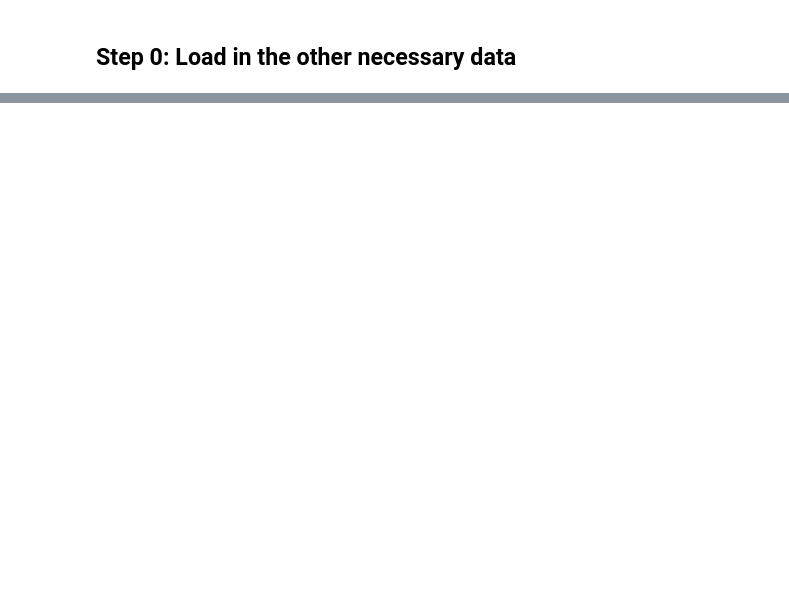
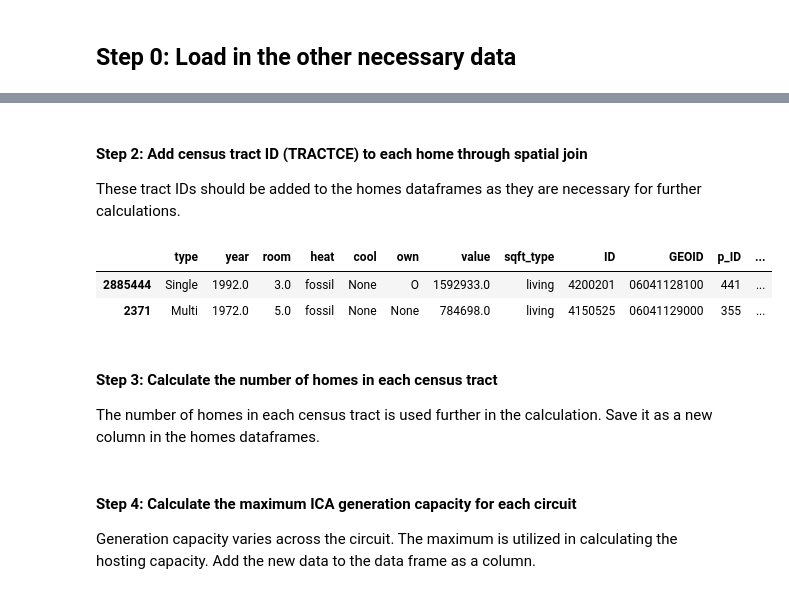
Before and after one commit to sofiiir/hosting-capacity-calculation, a Jupyter notebook: host_cap_investigation.ipynb, the cells around one changed output, grey strips where cells are left out. Cells and saved outputs as stored; diff of their text form; code cells hidden in the pictures; blank space fills up the shorter version.

```diff
--- a/host_cap_investigation.ipynb
+++ b/host_cap_investigation.ipynb
@@ -201,0 +203,4 @@ census_tracts = gpd.clip(census_tracts, marin_bbox)
+# %%
+pge_clipped = pge_circuits
+buildings_clipped = buildings
+census_clipped = census_tracts
@@ -201,0 +217,8 @@ census_tracts = gpd.clip(census_tracts, marin_bbox)
+# %%
+# change the crs to a projected CRS
+pge_clipped = pge_clipped.to_crs("EPSG:3310")
+buildings_clipped = buildings_clipped.to_crs("EPSG:3310")
+census_clipped = census_clipped.to_crs("EPSG:3310")
+
+## create length column in metres
+pge_clipped['length_m'] = pge_clipped.length
@@ -201,0 +233,12 @@ census_tracts = gpd.clip(census_tracts, marin_bbox)
+# %%
+# index the data
+pge_clipped.sindex
+buildings_clipped.sindex
+
+# spatial join
+pge_buildings_linked = gpd.sjoin_nearest(buildings_clipped,
+                                        pge_clipped,
+                                        how="left",
+                                        lsuffix='_left',
+                                        rsuffix='_right',
+                                        distance_col='dist_to_line_m')
@@ -201,0 +248,13 @@ census_tracts = gpd.clip(census_tracts, marin_bbox)
+# %%
+pge_buildings_linked = pge_buildings_linked[pge_buildings_linked['dist_to_line_m'] < 1000]
+# %% [markdown]
+#### Step 2: Add census tract ID (TRACTCE) to each home through spatial join
+
+These tract IDs should be added to the homes dataframes as they are necessary for further calculations.
+# %%
+#pge_buildings_linked = pge_buildings_linked.drop('index__right', axis = 1)
+pge_buildings_linked.head(2)
+# %% [output]
+|  | type | year | room | heat | cool | own | value | sqft_type | ID | GEOID | p_ID | ... |
+| 2885444 | Single | 1992.0 | 3.0 | fossil | None | O | 1592933.0 | living | 4200201 | 06041128100 | 441 | ... |
+| 2371 | Multi | 1972.0 | 5.0 | fossil | None | None | 784698.0 | living | 4150525 | 06041129000 | 355 | ... |
@@ -201,0 +268,4 @@ census_tracts = gpd.clip(census_tracts, marin_bbox)
+# %% [markdown]
+#### Step 3: Calculate the number of homes in each census tract
+
+The number of homes in each census tract is used further in the calculation. Save it as a new column in the homes dataframes.
@@ -201,0 +274,4 @@ census_tracts = gpd.clip(census_tracts, marin_bbox)
+# %% [markdown]
+#### Step 4: Calculate the maximum ICA generation capacity for each circuit
+
+Generation capacity varies across the circuit. The maximum is utilized in calculating the hosting capacity. Add the new data to the data frame as a column.
```
Also changed, not shown: parts of 110 cells of this notebook.
